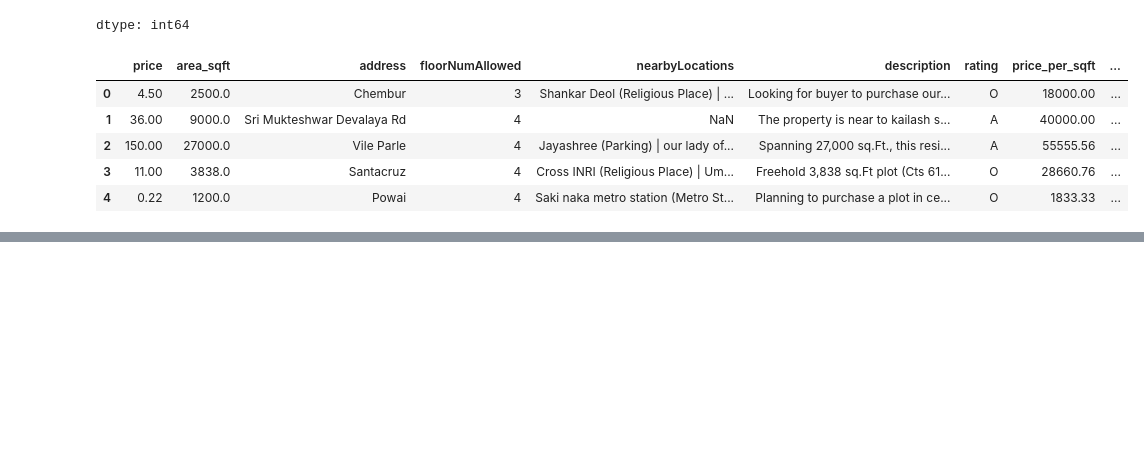
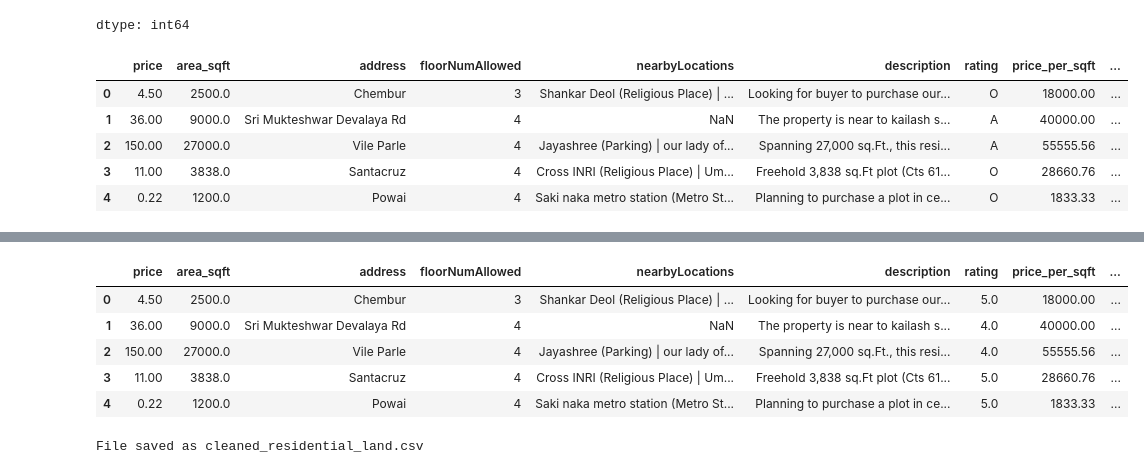
Before and after one commit to ShlokBagwe/Realytics-End-to-End-Real-Estate-Intelligence-Platform, a Jupyter notebook: Pre-Processing/Residential_Land_Data_Pre_Processing.ipynb, the cells around one changed output, grey strips where cells are left out. Drawn from its saved outputs; the diff is of its cells as text; code cells hidden in the pictures; blank space fills up the shorter version.

```diff
--- a/Pre-Processing/Residential_Land_Data_Pre_Processing.ipynb
+++ b/Pre-Processing/Residential_Land_Data_Pre_Processing.ipynb
@@ -516,0 +548,18 @@ df.head()
+# %%
+def clean_rating(val):
+    if val == 'O': return 5.0
+    if val == 'A': return 4.0
+    try:
+        return float(val)
+    except:
+        return np.nan
+
+df['rating'] = df['rating'].apply(clean_rating)
+display(df.head())
+# %% [output]
+|  | price | area_sqft | address | floorNumAllowed | nearbyLocations | description | rating | price_per_sqft | ... |
+| 0 | 4.50 | 2500.0 | Chembur | 3 | Shankar Deol (Religious Place) | ... | Looking for buyer to purchase our... | 5.0 | 18000.00 | ... |
+| 1 | 36.00 | 9000.0 | Sri Mukteshwar Devalaya Rd | 4 | NaN | The property is near to kailash s... | 4.0 | 40000.00 | ... |
+| 2 | 150.00 | 27000.0 | Vile Parle | 4 | Jayashree (Parking) | our lady of... | Spanning 27,000 sq.Ft., this resi... | 4.0 | 55555.56 | ... |
+| 3 | 11.00 | 3838.0 | Santacruz | 4 | Cross INRI (Religious Place) | Um... | Freehold 3,838 sq.Ft plot (Cts 61... | 5.0 | 28660.76 | ... |
+| 4 | 0.22 | 1200.0 | Powai | 4 | Saki naka metro station (Metro St... | Planning to purchase a plot in ce... | 5.0 | 1833.33 | ... |
@@ -516,0 +568,5 @@ df.head()
+# %%
+df.to_csv('cleaned_residential_land.csv', index=False)
+print('File saved as cleaned_residential_land.csv')
+# %% [output]
+File saved as cleaned_residential_land.csv
```
Also changed, not shown: parts of 2 cells of this notebook.
